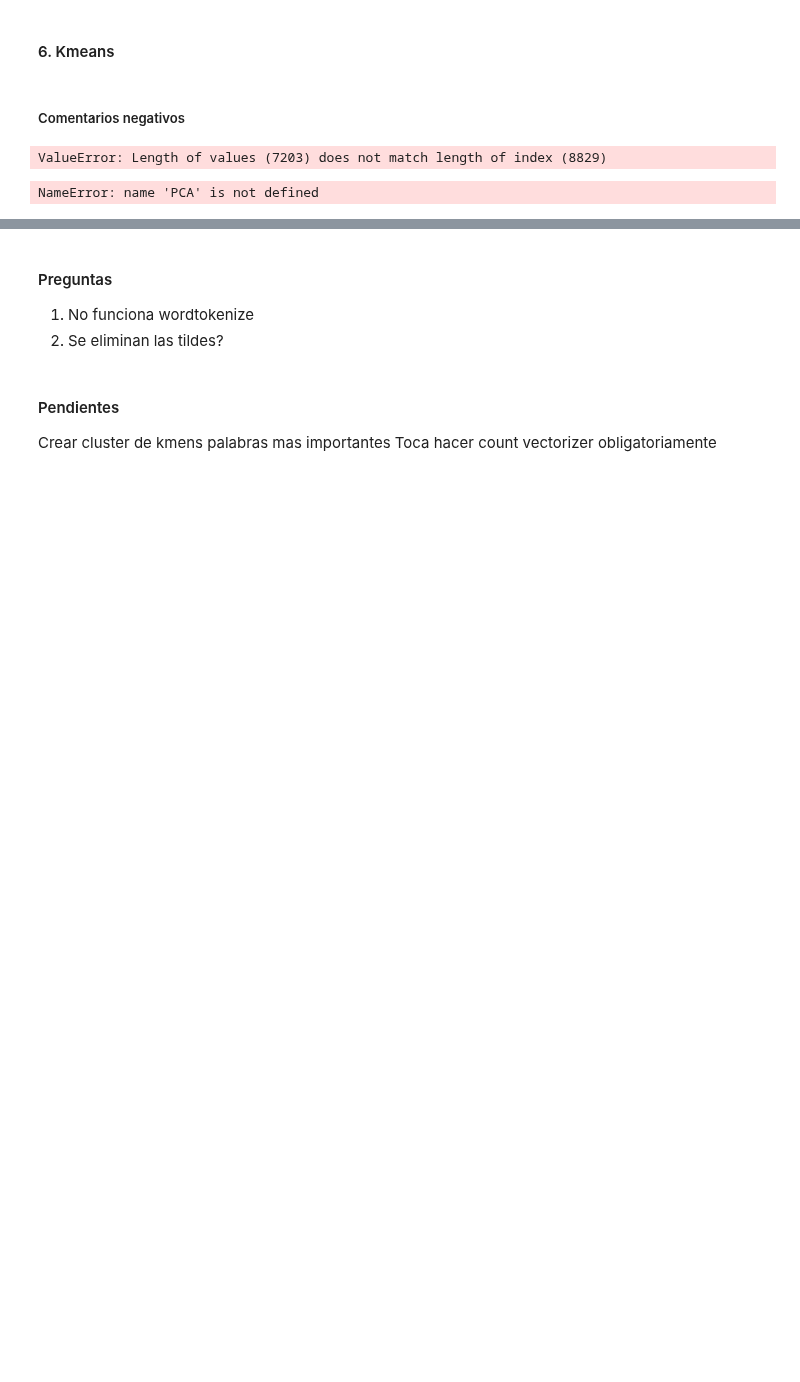
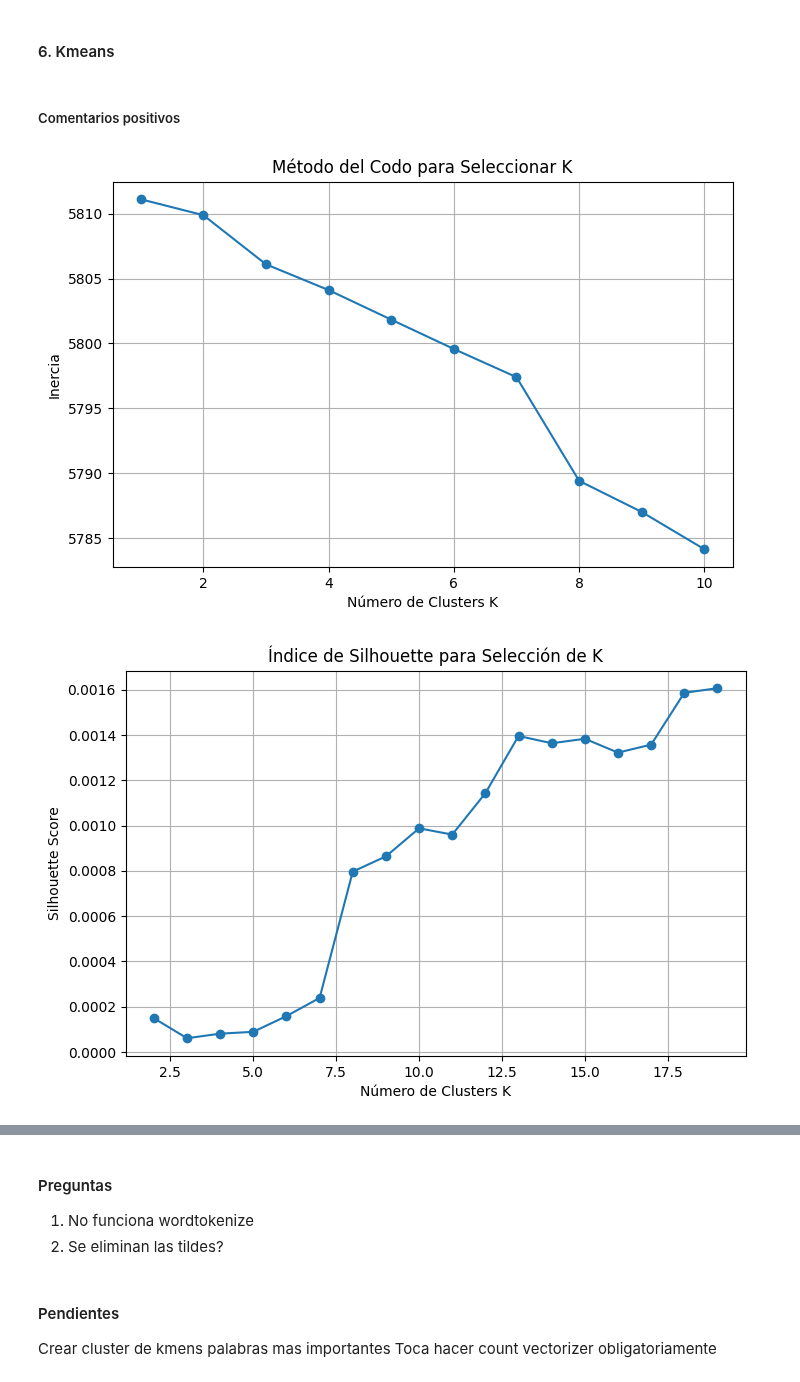
Before and after one commit to sebastiaanbv/NLP_EAN, a Jupyter notebook: Actividad 1/Preprocesamiento_booking.ipynb, the cells around one changed output, grey strips where cells are left out. Drawn from its saved outputs; the diff is of its cells as text; code cells hidden in the pictures; blank space fills up the shorter version.

Commit message:
[K-Means]

```diff
--- a/Actividad 1/Preprocesamiento_booking.ipynb
+++ b/Actividad 1/Preprocesamiento_booking.ipynb
@@ -594,33 +592,43 @@ dtype: float64
 # %% [markdown]
 #### 6. Kmeans
 # %% [markdown]
-##### Comentarios negativos
+##### Comentarios positivos
-# %%
-# Número de clusters (puedes usar el método del codo para decidirlo)
-n_clusters = 5
-
-# Aplicar K-means
-kmeans = KMeans(n_clusters=n_clusters, random_state=42)
-kmeans.fit(tfidf_matrix_positivos)
-
-# Obtener las etiquetas (asignación de clusters)
-etiquetas = kmeans.labels_
-# %%
-Df_filtrado_negativo["Cluster"] = etiquetas
-# %% [output]
-ValueError: Length of values (7203) does not match length of index (8829)
-# %%
-# Reducir a 2 dimensiones
-pca = PCA(n_components=2)
-puntos_2d = pca.fit_transform(tfidf_matrix.toarray())
-
-# Graficar los clusters
-plt.figure(figsize=(8, 6))
-plt.scatter(puntos_2d[:, 0], puntos_2d[:, 1], c=etiquetas, cmap='viridis', s=50)
-plt.title("Visualización de Clusters")
-plt.xlabel("Componente principal 1")
-plt.ylabel("Componente principal 2")
-plt.colorbar(label='Cluster')
-plt.show()
-# %% [output]
-NameError: name 'PCA' is not defined
+# %%
+inertias = [] # sumar las funciones de costo para cada K
+K_range = range(1, 11)
+
+# Usa directamente tu matriz TF-IDF de positivos
+X = tfidf_matrix_positivos  # tfidf_matrix_positivos es la matriz dispersa TF-IDF
+
+# Calcular inercia para diferentes valores de K
+for k in K_range: # para cada valor haga un Kmeans , hasta 11 , entrenando 11 modelos
+    kmeans = KMeans(n_clusters=k, random_state=42)
+    kmeans.fit(X)
+    inertias.append(kmeans.inertia_)
+
+# Graficar el método del codo
+plt.figure(figsize=(8, 5))
+plt.plot(K_range, inertias, marker='o')
+plt.title("Método del Codo para Seleccionar K")
+plt.xlabel("Número de Clusters K")
+plt.ylabel("Inercia") # grafico como se comporta la inercia para cada cluster
+plt.grid(True)
+plt.show()
+
+silhouette_scores = []
+for k in range(2, 20):  # El índice de Silhouette no se define para K=1
+    kmeans = KMeans(n_clusters=k, random_state=42)
+    kmeans.fit(X)
+    score = silhouette_score(X, kmeans.labels_)
+    silhouette_scores.append(score)
+
+plt.figure(figsize=(8, 5))
+plt.plot(range(2, 20), silhouette_scores, marker='o')
+plt.title("Índice de Silhouette para Selección de K")
+plt.xlabel("Número de Clusters K")
+plt.ylabel("Silhouette Score")
+plt.grid(True)
+plt.show()
+# %% [output]
+[figure, added]
+[figure, added]
```
Also changed, not shown: parts of 21 cells of this notebook.
